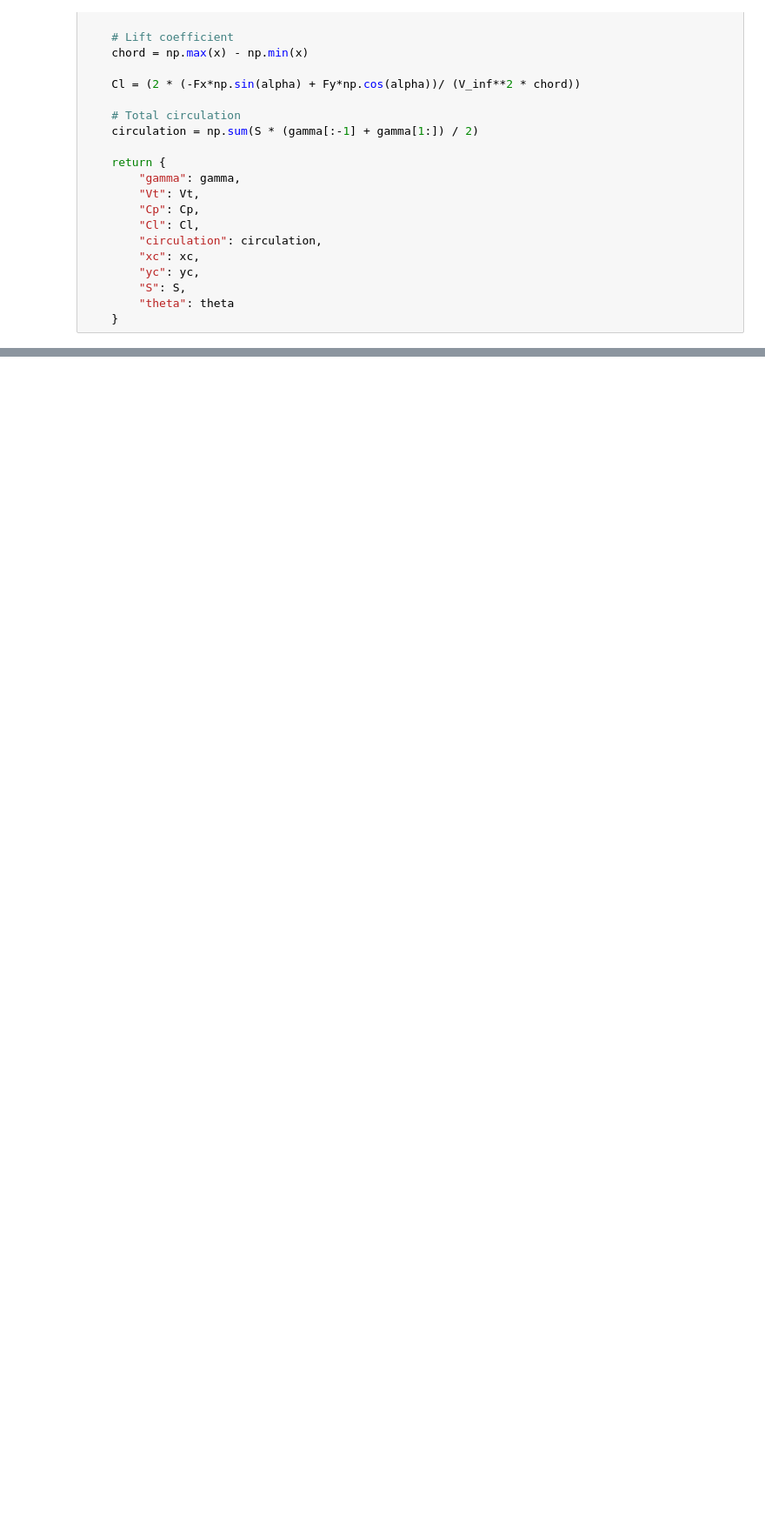
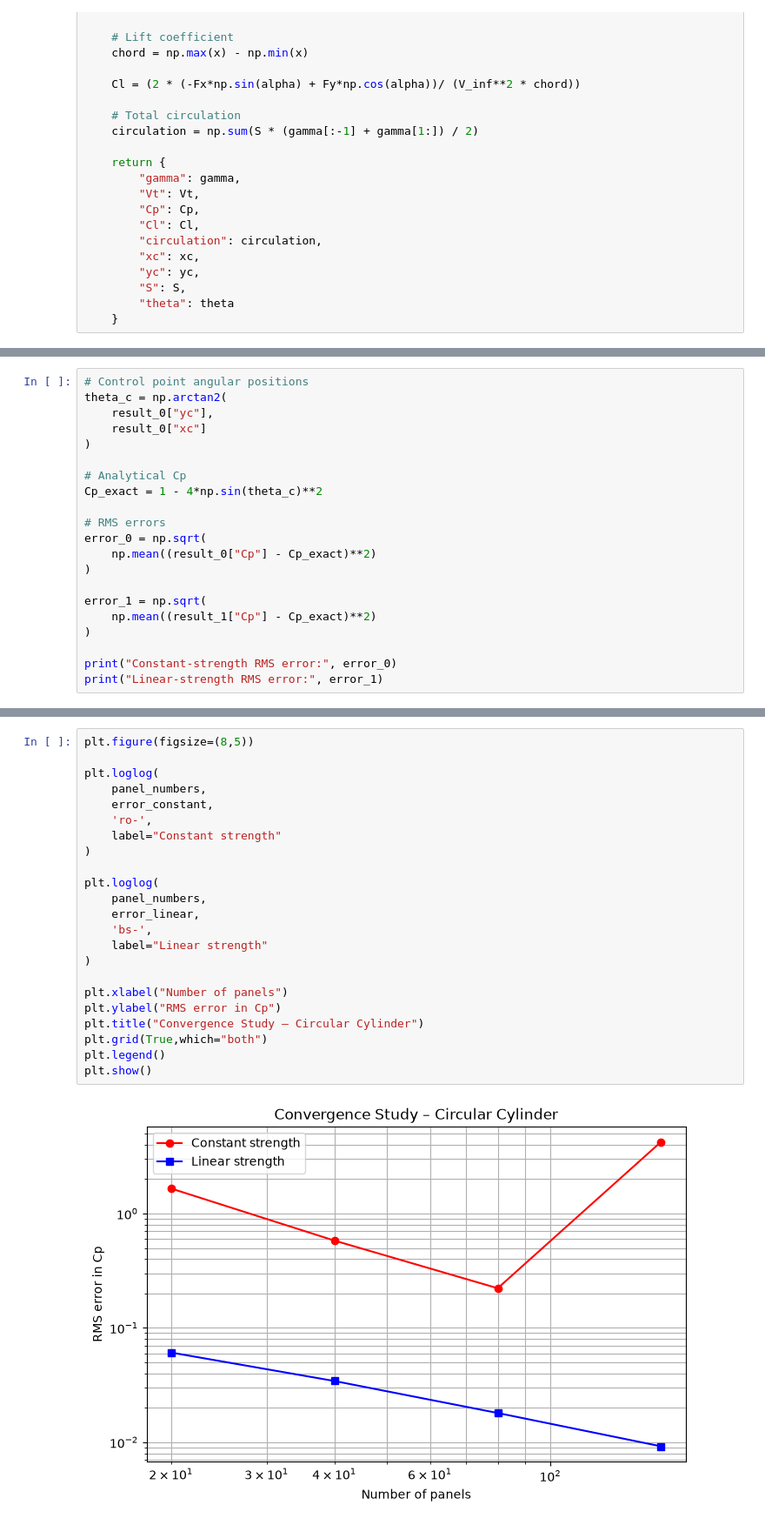
Before and after one commit to Aathi2165/AE611_2026, a Jupyter notebook: Aathi Skantha Roopan T_SC26M001.ipynb, the cells around one changed output, grey strips where cells are left out. Shown at 87% size. Saved outputs shown, nothing was run; the diff lists cells and outputs as text; blank space fills up the shorter version.

```diff
--- a/Aathi Skantha Roopan T_SC26M001.ipynb
+++ b/Aathi Skantha Roopan T_SC26M001.ipynb
@@ -613,0 +691,21 @@ def vortex_panel_method_1(x, y, V_inf=1.0, alpha=0.0,
+# %%
+# Control point angular positions
+theta_c = np.arctan2(
+    result_0["yc"],
+    result_0["xc"]
+)
+
+# Analytical Cp
+Cp_exact = 1 - 4*np.sin(theta_c)**2
+
+# RMS errors
+error_0 = np.sqrt(
+    np.mean((result_0["Cp"] - Cp_exact)**2)
+)
+
+error_1 = np.sqrt(
+    np.mean((result_1["Cp"] - Cp_exact)**2)
+)
+
+print("Constant-strength RMS error:", error_0)
+print("Linear-strength RMS error:", error_1)
@@ -613,0 +817,25 @@ def vortex_panel_method_1(x, y, V_inf=1.0, alpha=0.0,
+# %%
+plt.figure(figsize=(8,5))
+
+plt.loglog(
+    panel_numbers,
+    error_constant,
+    'ro-',
+    label="Constant strength"
+)
+
+plt.loglog(
+    panel_numbers,
+    error_linear,
+    'bs-',
+    label="Linear strength"
+)
+
+plt.xlabel("Number of panels")
+plt.ylabel("RMS error in Cp")
+plt.title("Convergence Study – Circular Cylinder")
+plt.grid(True,which="both")
+plt.legend()
+plt.show()
+# %% [output]
+[figure, added]
```
Also changed, not shown: parts of 12 cells of this notebook.
